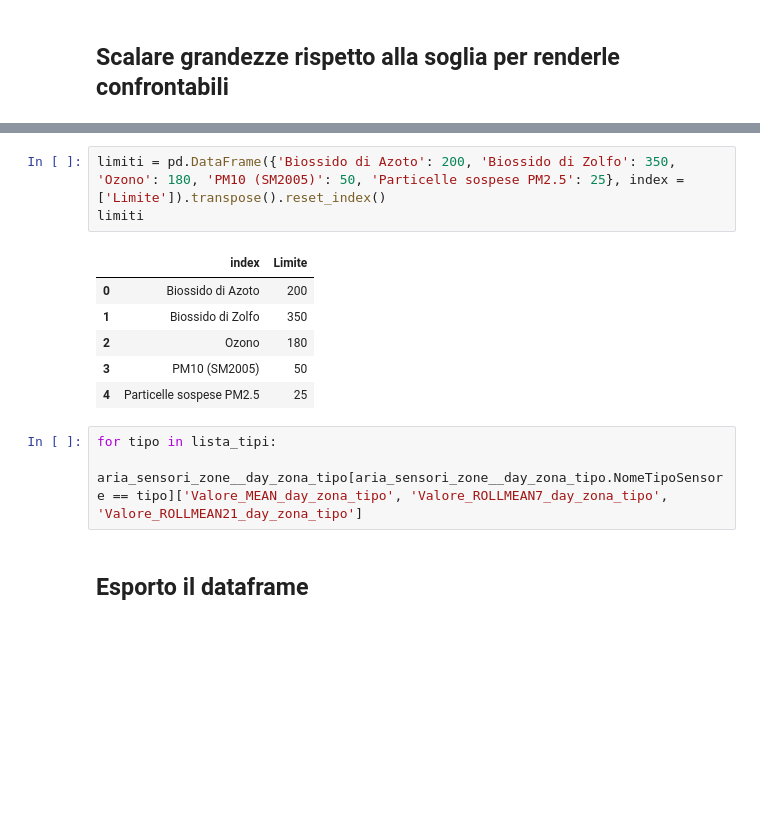
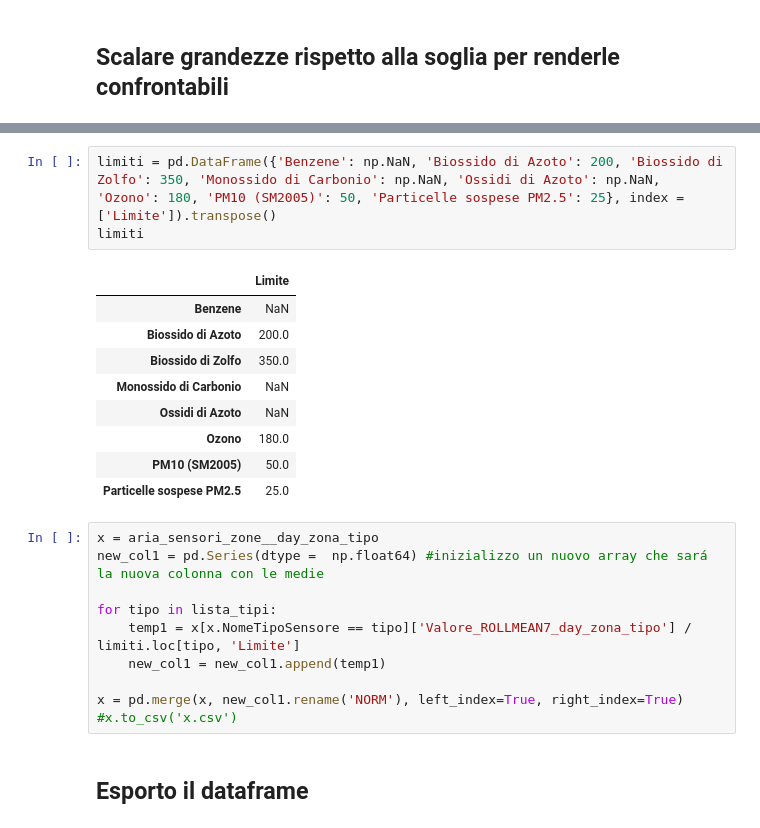
Before and after one commit to giocoal/air-quality-milano-interactive-data-visualization-tableau, a Jupyter notebook: Data_Visualization_project_21_22.ipynb, the cells around one changed output, grey strips where cells are left out. Cells and saved outputs as stored; diff of their text form; blank space fills up the shorter version.

```diff
--- a/Data_Visualization_project_21_22.ipynb
+++ b/Data_Visualization_project_21_22.ipynb
@@ -882,16 +926,26 @@ sns.lineplot(x="Data", y='Valore_ROLLMEAN21_day_zona_tipo', data=aria_sensori_zo
 # %%
-limiti = pd.DataFrame({'Biossido di Azoto': 200, 'Biossido di Zolfo': 350, 'Ozono': 180, 'PM10 (SM2005)': 50, 'Particelle sospese PM2.5': 25}, index = ['Limite']).transpose().reset_index()
+limiti = pd.DataFrame({'Benzene': np.NaN, 'Biossido di Azoto': 200, 'Biossido di Zolfo': 350, 'Monossido di Carbonio': np.NaN, 'Ossidi di Azoto': np.NaN, 'Ozono': 180, 'PM10 (SM2005)': 50, 'Particelle sospese PM2.5': 25}, index = ['Limite']).transpose()
 limiti
 # %% [output]
-|  | index | Limite |
-| 0 | Biossido di Azoto | 200 |
-| 1 | Biossido di Zolfo | 350 |
-| 2 | Ozono | 180 |
-| 3 | PM10 (SM2005) | 50 |
-| 4 | Particelle sospese PM2.5 | 25 |
+|  | Limite |
+| Benzene | NaN |
+| Biossido di Azoto | 200.0 |
+| Biossido di Zolfo | 350.0 |
+| Monossido di Carbonio | NaN |
+| Ossidi di Azoto | NaN |
+| Ozono | 180.0 |
+| PM10 (SM2005) | 50.0 |
+| Particelle sospese PM2.5 | 25.0 |
 # %%
+x = aria_sensori_zone__day_zona_tipo
+new_col1 = pd.Series(dtype =  np.float64) #inizializzo un nuovo array che sará la nuova colonna con le medie
+
 for tipo in lista_tipi:
-    aria_sensori_zone__day_zona_tipo[aria_sensori_zone__day_zona_tipo.NomeTipoSensore == tipo]['Valore_MEAN_day_zona_tipo', 'Valore_ROLLMEAN7_day_zona_tipo', 'Valore_ROLLMEAN21_day_zona_tipo']
+    temp1 = x[x.NomeTipoSensore == tipo]['Valore_ROLLMEAN7_day_zona_tipo'] / limiti.loc[tipo, 'Limite']
+    new_col1 = new_col1.append(temp1)
+
+x = pd.merge(x, new_col1.rename('NORM'), left_index=True, right_index=True)
+#x.to_csv('x.csv')
 # %% [markdown]
 ## Esporto il dataframe
 # %%
```
Also changed, not shown: parts of 14 cells of this notebook.
